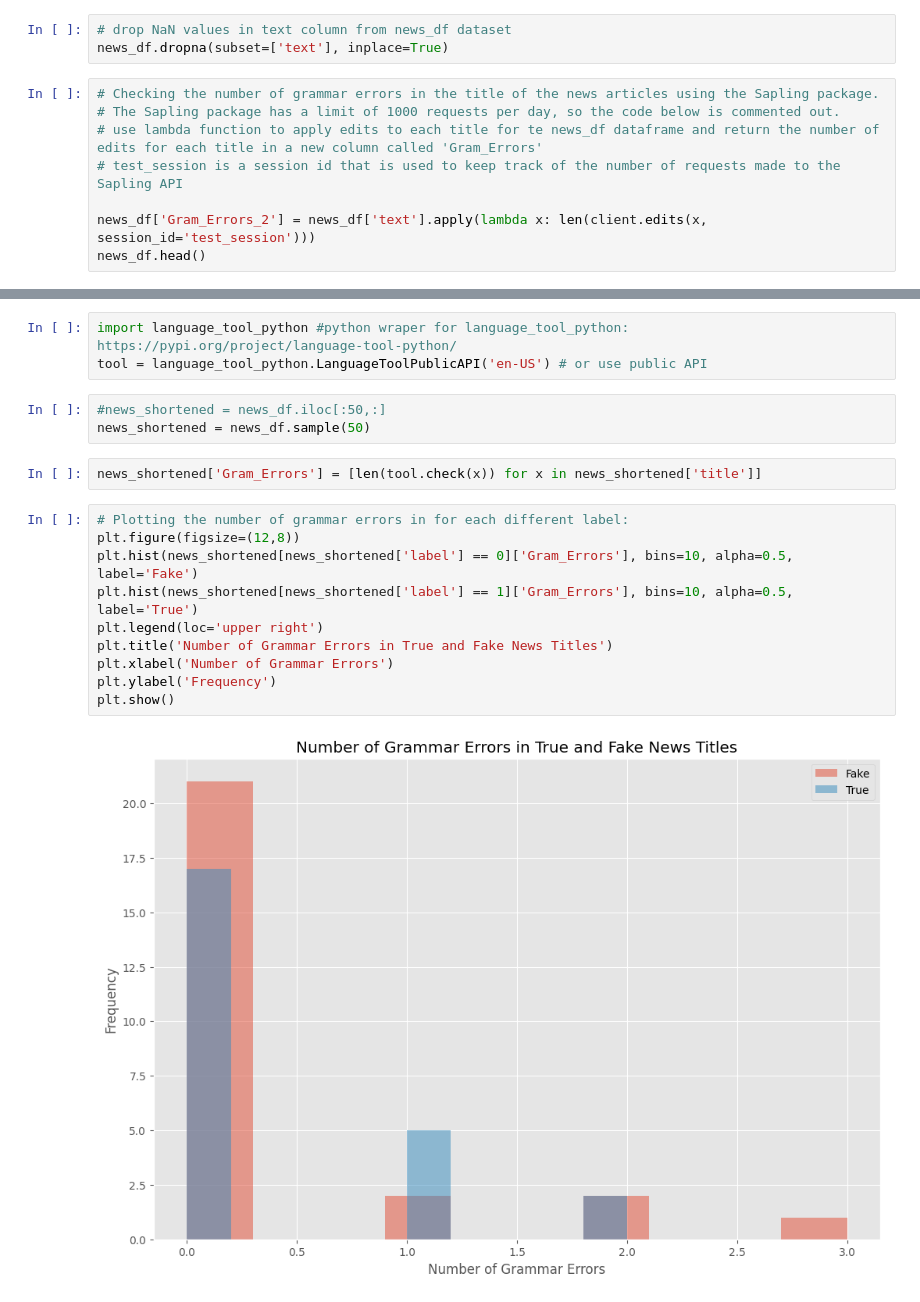
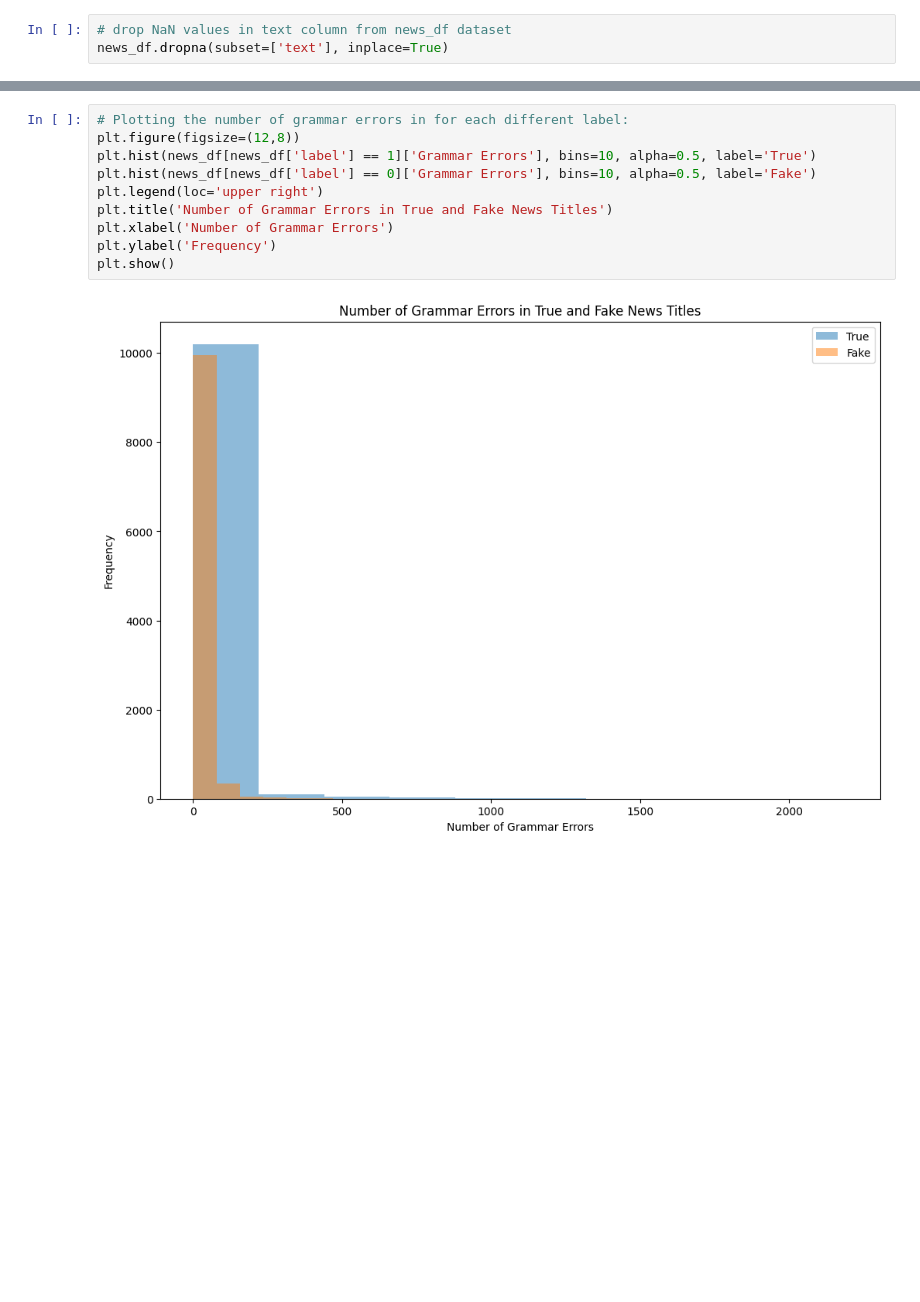
Before and after one commit to Fontanapink/Detecting-Fake-News-A-Machine-Learning-Approach, a Jupyter notebook: EDA/Grammar_Errors.ipynb, the cells around one changed output, grey strips where cells are left out. Cells and saved outputs as stored; diff of their text form; blank space fills up the shorter version.

```diff
--- a/EDA/Grammar_Errors.ipynb
+++ b/EDA/Grammar_Errors.ipynb
@@ -95,11 +100,3 @@ dtype: int64
 # %%
 # drop NaN values in text column from news_df dataset
 news_df.dropna(subset=['text'], inplace=True)
-# %%
-# Checking the number of grammar errors in the title of the news articles using the Sapling package.
-# The Sapling package has a limit of 1000 requests per day, so the code below is commented out.
-# use lambda function to apply edits to each title for te news_df dataframe and return the number of edits for each title in a new column called 'Gram_Errors'
-# test_session is a session id that is used to keep track of the number of requests made to the Sapling API
-
-news_df['Gram_Errors_2'] = news_df['text'].apply(lambda x: len(client.edits(x, session_id='test_session')))
-news_df.head()
@@ -108,20 +103,12 @@ Exception: HTTP 429: {"key_prefix":"XN4********************************","msg":"
-# %%
-import language_tool_python #python wraper for language_tool_python: https://pypi.org/project/language-tool-python/
-tool = language_tool_python.LanguageToolPublicAPI('en-US') # or use public API
-# %%
-#news_shortened = news_df.iloc[:50,:]
-news_shortened = news_df.sample(50)
-# %%
-news_shortened['Gram_Errors'] = [len(tool.check(x)) for x in news_shortened['title']]
 # %%
 # Plotting the number of grammar errors in for each different label:
 plt.figure(figsize=(12,8))
-plt.hist(news_shortened[news_shortened['label'] == 0]['Gram_Errors'], bins=10, alpha=0.5, label='Fake')
-plt.hist(news_shortened[news_shortened['label'] == 1]['Gram_Errors'], bins=10, alpha=0.5, label='True')
+plt.hist(news_df[news_df['label'] == 1]['Grammar Errors'], bins=10, alpha=0.5, label='True')
+plt.hist(news_df[news_df['label'] == 0]['Grammar Errors'], bins=10, alpha=0.5, label='Fake')
 plt.legend(loc='upper right')
 plt.title('Number of Grammar Errors in True and Fake News Titles')
 plt.xlabel('Number of Grammar Errors')
 plt.ylabel('Frequency')
 plt.show()
 # %% [output]
-[figure, old version]
+[figure, new version]
```
Also changed, not shown: parts of 8 cells of this notebook, 1 other file.
